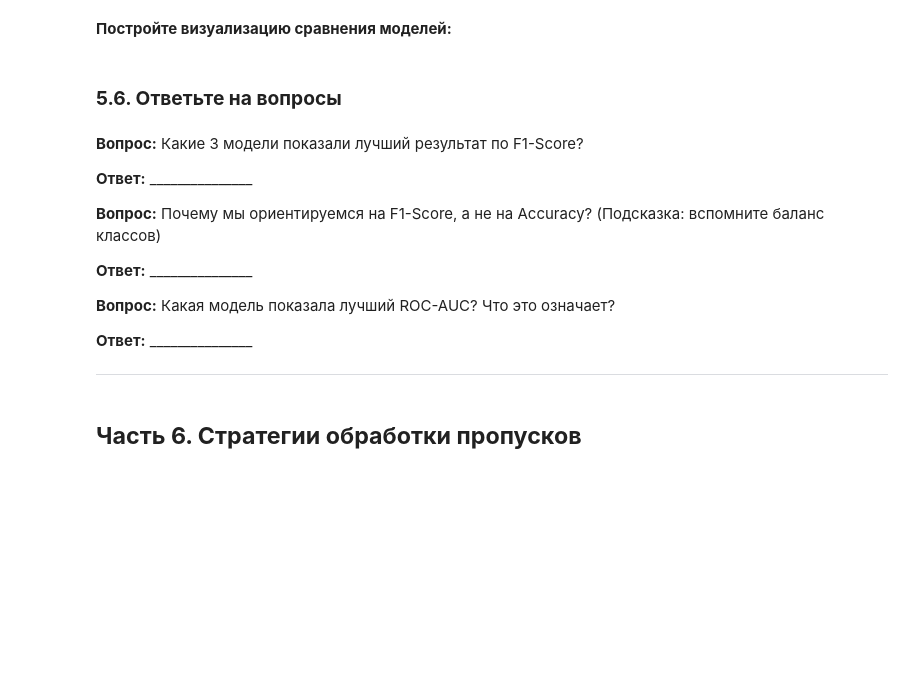
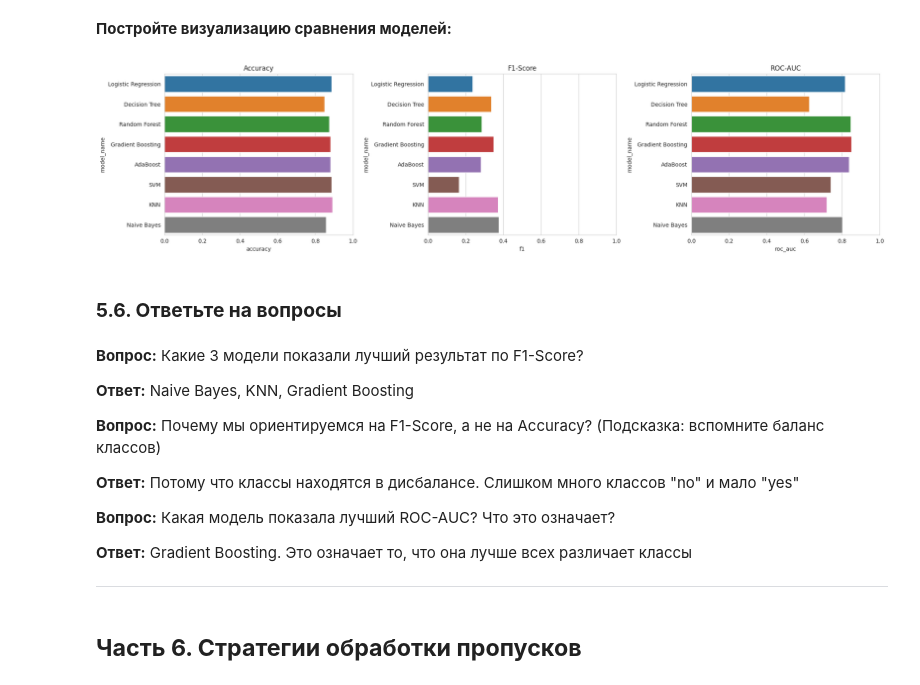
Before and after one commit to GDVevo/ml_uni, a Jupyter notebook: Практическая_работа_№10_Разведочный_анализ,_предобработка_данных_и_обучение_моделей_классификации.ipynb, the cells around one changed output. Drawn from its saved outputs; the diff is of its cells as text; code cells hidden in the pictures; blank space fills up the shorter version.

```diff
--- a/Практическая_работа_№10_Разведочный_анализ,_предобработка_данных_и_обучение_моделей_классификации.ipynb
+++ b/Практическая_работа_№10_Разведочный_анализ,_предобработка_данных_и_обучение_моделей_классификации.ipynb
@@ -641,10 +645,8 @@ print("СРАВНЕНИЕ ВСЕХ МЕТОДОВ КЛАССИФИКАЦИИ (BA
 print("=" * 70)
 
 for name, model in models.items():
-    # ВАШ КОД:
-    # 1. Вызовите evaluate_model_advanced() для каждой модели
-    # 2. Добавьте результаты в comparison_results
-    # 3. Выведите метрики для каждой модели
-    pass
+    res, y_test, y_pred, y_proba = evaluate_model_advanced(model, X_baseline, y_baseline, name)
+    comparison_results.append(res)
+    print(f"{name:25} | Accuracy: {res['accuracy']:.4f} | F1: {res['f1']:.4f} | ROC-AUC: ", f"{res['roc_auc']:.4f}" if res['roc_auc'] else 'N/A')
 
 print("=" * 70)
@@ -679,0 +685,3 @@ print("=" * 70)
+# %%
+df = pd.DataFrame.from_records(comparison_results)
+df.sort_values('f1', ascending=False)
@@ -681,31 +699,34 @@ print("=" * 70)
 **Постройте визуализацию сравнения моделей:**
 # %%
 # Постройте barplot для сравнения моделей по разным метрикам
-fig, axes = plt.subplots(1, 3, figsize=(15, 5))
+fig, axes = plt.subplots(1, 3, figsize=(20, 5))
 
 metrics_to_plot = ['accuracy', 'f1', 'roc_auc']
 titles = ['Accuracy', 'F1-Score', 'ROC-AUC']
 
-for i, (metric, title) in enumerate(zip(metrics_to_plot, titles)):
-    # ВАШ КОД: постройте barplot на axes[i]
-    pass
+for i, (metric, title) in enumerate(zip(metrics_to_plot, titles)): #горизонтально, чтобы помещались названия моделей
+  sns.barplot(data=df, x=metric, y='model_name', hue='model_name', ax=axes[i], legend=False)
+  axes[i].set_title(title)
+  axes[i].set_xlim(0, 1)
 
 plt.tight_layout()
 plt.show()
+# %% [output]
+[figure, added]
 # %% [markdown]
 ### ****5.6. Ответьте на вопросы****
 # %% [markdown]
 **Вопрос:** Какие 3 модели показали лучший результат по F1-Score?
 
-**Ответ:** _______________
+**Ответ:** Naive Bayes, KNN, Gradient Boosting
 
 **Вопрос:** Почему мы ориентируемся на F1-Score, а не на Accuracy? (Подсказка: вспомните баланс классов)
 
-**Ответ:** _______________
+**Ответ:** Потому что классы находятся в дисбалансе. Слишком много классов "no" и мало "yes"
 
 **Вопрос:** Какая модель показала лучший ROC-AUC? Что это означает?
 
-**Ответ:** _______________
+**Ответ:** Gradient Boosting. Это означает то, что она лучше всех различает классы
 
 ---
 # %% [markdown]
```
Also changed, not shown: parts of 32 cells of this notebook.
